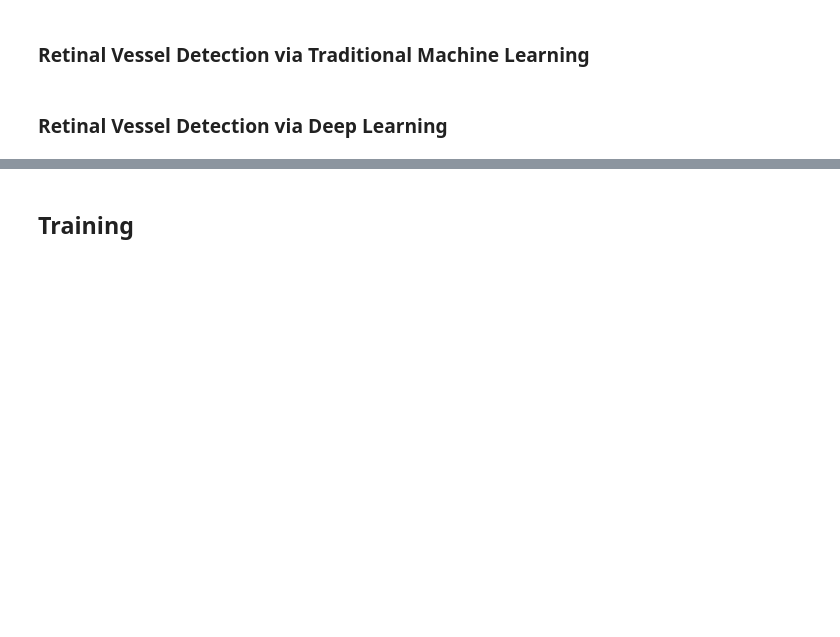
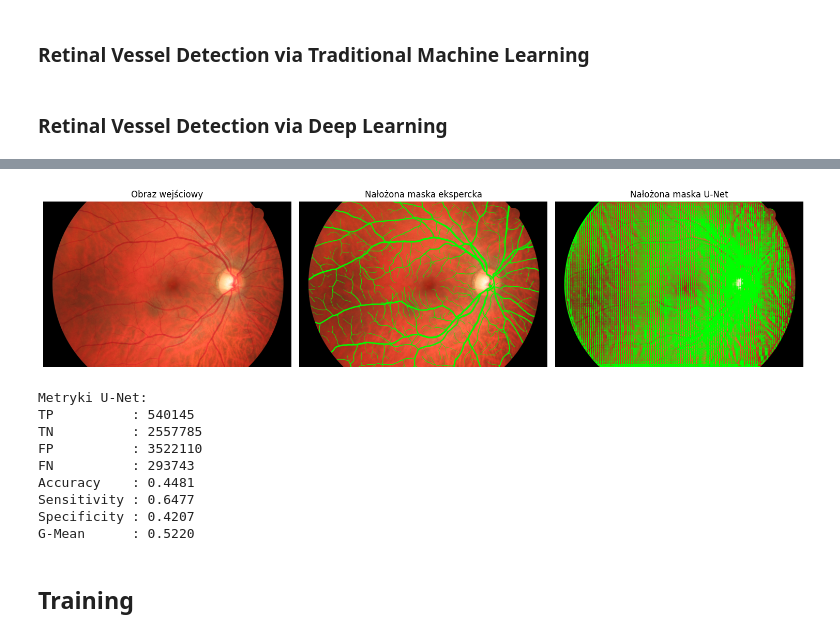
Before and after one commit to Jakub-Biernat/Retinal-Vessel-Segmentation, a Jupyter notebook: notebooks/segmentation.ipynb, the cells around one changed output, grey strips where cells are left out. Saved outputs shown, nothing was run; the diff lists cells and outputs as text; code cells hidden in the pictures; blank space fills up the shorter version.

```diff
--- a/notebooks/segmentation.ipynb
+++ b/notebooks/segmentation.ipynb
@@ -402,0 +757,10 @@ def train_random_forest_retinal_classifier(
+# %%
+unet_model, unet_history, unet_metrics_per_image = train_unet_retinal_model(
+    train_image_names=["01_dr", "01_g"],
+    test_image_names=["04_h"],
+    input_size=(256, 256),
+    epochs=5,
+    batch_size=2,
+    threshold=0.5,
+    random_state=42
+)
@@ -403,3 +785,59 @@ def train_random_forest_retinal_classifier(
+# %%
+image_name = image_names[0]
+
+raw_image, gs_image, mask = load_images(image_name)
+
+generated_image_unet = retinal_vessel_segmentation_unet(
+    image=raw_image,
+    mask=mask,
+    model=unet_model,
+    input_size=(256, 256),
+    threshold=0.5
+)
+
+unet_overlay = generate_overlay(raw_image, generated_image_unet)
+gs_overlay = generate_overlay(raw_image, gs_image)
+
+fig, axes = plt.subplots(1, 3, figsize=(15, 5))
+
+axes[0].imshow(raw_image)
+axes[0].set_title("Obraz wejściowy")
+axes[0].axis("off")
+
+axes[1].imshow(gs_overlay)
+axes[1].set_title("Nałożona maska ekspercka")
+axes[1].axis("off")
+
+axes[2].imshow(unet_overlay)
+axes[2].set_title("Nałożona maska U-Net")
+axes[2].axis("off")
+
+plt.tight_layout()
+plt.show()
+
+metrics = calculate_metrics(
+    gs_image=gs_image,
+    generated_image=generated_image_unet,
+    mask=mask
+)
+
+print("Metryki U-Net:")
+for k, v in metrics.items():
+    if isinstance(v, float):
+        print(f"{k:12s}: {v:.4f}")
+    else:
+        print(f"{k:12s}: {v}")
+# %% [output]
+[figure, added]
+Metryki U-Net:
+TP          : 540145
+TN          : 2557785
+FP          : 3522110
+FN          : 293743
+Accuracy    : 0.4481
+Sensitivity : 0.6477
+Specificity : 0.4207
+G-Mean      : 0.5220
 # %% [markdown]
 ## Training
 # %% [markdown]
```
Also changed, not shown: parts of 3 cells of this notebook.
